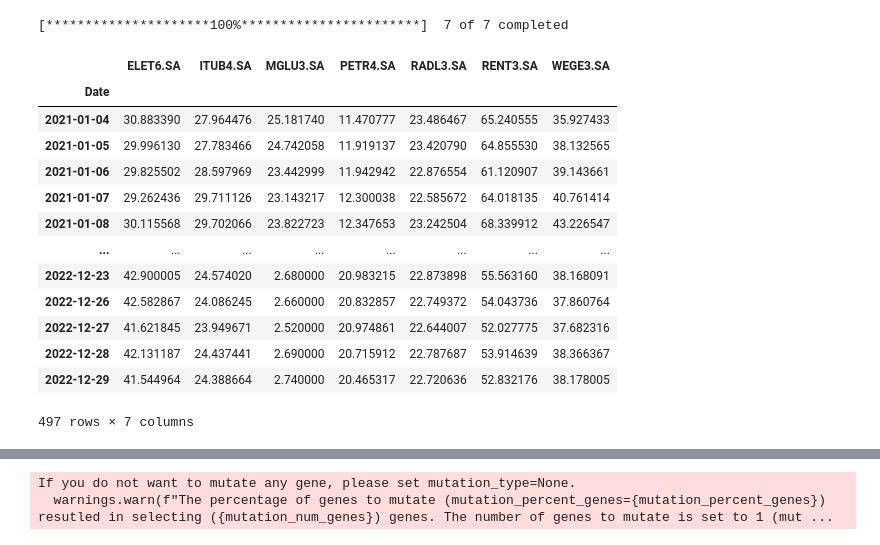
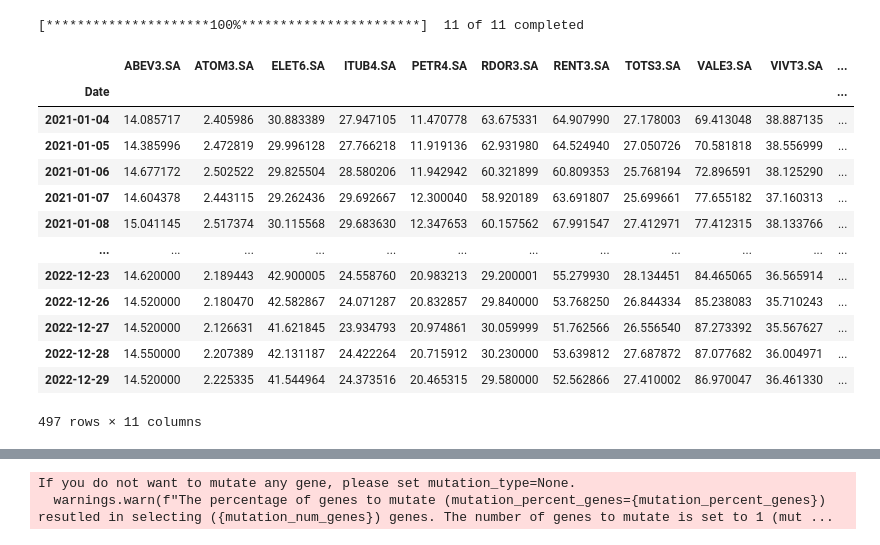
Before and after one commit to Gust4242/Fraud-Detection-With-Python, a Jupyter notebook: Atividade 3 - Gustavo.ipynb, the cells around one changed output, grey strips where cells are left out. Cells and saved outputs as stored; diff of their text form; code cells hidden in the pictures.

```diff
--- a/Atividade 3 - Gustavo.ipynb
+++ b/Atividade 3 - Gustavo.ipynb
@@ -10,24 +11,24 @@ import random
 
 from deap import algorithms, base, creator, tools
 # %%
-stocks = ['ITUB4.SA', 'MGLU3.SA', 'RENT3.SA', 'PETR4.SA', 'WEGE3.SA', 'ELET6.SA', 'RADL3.SA']
-
+#stocks = ['ITUB4.SA', 'RENT3.SA', 'PETR4.SA', 'WEGE3.SA', 'RADL3.SA', 'MGLU3.SA', 'ELET6.SA']
+stocks = ['WEGE3.SA', 'VIVT3.SA', 'RENT3.SA', 'ABEV3.SA', 'ITUB4.SA', 'VALE3.SA', 'ATOM3.SA', 'PETR4.SA', 'RDOR3.SA', 'TOTS3.SA', 'ELET6.SA']
 data = yf.download(stocks, start='2021-01-01', end='2022-12-31')['Adj Close']
 
 data
 # %% [output]
-[*********************100%***********************]  7 of 7 completed
+[*********************100%***********************]  11 of 11 completed
-|  | ELET6.SA | ITUB4.SA | MGLU3.SA | PETR4.SA | RADL3.SA | RENT3.SA | WEGE3.SA |
-| Date |  |  |  |  |  |  |  |
-| 2021-01-04 | 30.883390 | 27.964476 | 25.181740 | 11.470777 | 23.486467 | 65.240555 | 35.927433 |
-| 2021-01-05 | 29.996130 | 27.783466 | 24.742058 | 11.919137 | 23.420790 | 64.855530 | 38.132565 |
-| 2021-01-06 | 29.825502 | 28.597969 | 23.442999 | 11.942942 | 22.876554 | 61.120907 | 39.143661 |
-| 2021-01-07 | 29.262436 | 29.711126 | 23.143217 | 12.300038 | 22.585672 | 64.018135 | 40.761414 |
-| 2021-01-08 | 30.115568 | 29.702066 | 23.822723 | 12.347653 | 23.242504 | 68.339912 | 43.226547 |
-| ... | ... | ... | ... | ... | ... | ... | ... |
-| 2022-12-23 | 42.900005 | 24.574020 | 2.680000 | 20.983215 | 22.873898 | 55.563160 | 38.168091 |
-| 2022-12-26 | 42.582867 | 24.086245 | 2.660000 | 20.832857 | 22.749372 | 54.043736 | 37.860764 |
-| 2022-12-27 | 41.621845 | 23.949671 | 2.520000 | 20.974861 | 22.644007 | 52.027775 | 37.682316 |
-| 2022-12-28 | 42.131187 | 24.437441 | 2.690000 | 20.715912 | 22.787687 | 53.914639 | 38.366367 |
-| 2022-12-29 | 41.544964 | 24.388664 | 2.740000 | 20.465317 | 22.720636 | 52.832176 | 38.178005 |
+|  | ABEV3.SA | ATOM3.SA | ELET6.SA | ITUB4.SA | PETR4.SA | RDOR3.SA | RENT3.SA | TOTS3.SA | VALE3.SA | VIVT3.SA | ... |
+| Date |  |  |  |  |  |  |  |  |  |  | ... |
+| 2021-01-04 | 14.085717 | 2.405986 | 30.883389 | 27.947105 | 11.470778 | 63.675331 | 64.907990 | 27.178003 | 69.413048 | 38.887135 | ... |
+| 2021-01-05 | 14.385996 | 2.472819 | 29.996128 | 27.766218 | 11.919136 | 62.931980 | 64.524940 | 27.050726 | 70.581818 | 38.556999 | ... |
+| 2021-01-06 | 14.677172 | 2.502522 | 29.825504 | 28.580206 | 11.942942 | 60.321899 | 60.809353 | 25.768194 | 72.896591 | 38.125290 | ... |
+| 2021-01-07 | 14.604378 | 2.443115 | 29.262436 | 29.692667 | 12.300040 | 58.920189 | 63.691807 | 25.699661 | 77.655182 | 37.160313 | ... |
+| 2021-01-08 | 15.041145 | 2.517374 | 30.115568 | 29.683630 | 12.347653 | 60.157562 | 67.991547 | 27.412971 | 77.412315 | 38.133766 | ... |
+| ... | ... | ... | ... | ... | ... | ... | ... | ... | ... | ... | ... |
+| 2022-12-23 | 14.620000 | 2.189443 | 42.900005 | 24.558760 | 20.983213 | 29.200001 | 55.279930 | 28.134451 | 84.465065 | 36.565914 | ... |
+| 2022-12-26 | 14.520000 | 2.180470 | 42.582867 | 24.071287 | 20.832857 | 29.840000 | 53.768250 | 26.844334 | 85.238083 | 35.710243 | ... |
+| 2022-12-27 | 14.520000 | 2.126631 | 41.621845 | 23.934793 | 20.974861 | 30.059999 | 51.762566 | 26.556540 | 87.273392 | 35.567627 | ... |
+| 2022-12-28 | 14.550000 | 2.207389 | 42.131187 | 24.422264 | 20.715912 | 30.230000 | 53.639812 | 27.687872 | 87.077682 | 36.004971 | ... |
+| 2022-12-29 | 14.520000 | 2.225335 | 41.544964 | 24.373516 | 20.465315 | 29.580000 | 52.562866 | 27.410002 | 86.970047 | 36.461330 | ... |
-497 rows × 7 columns
+497 rows × 11 columns
```
Also changed, not shown: parts of 29 cells of this notebook.
